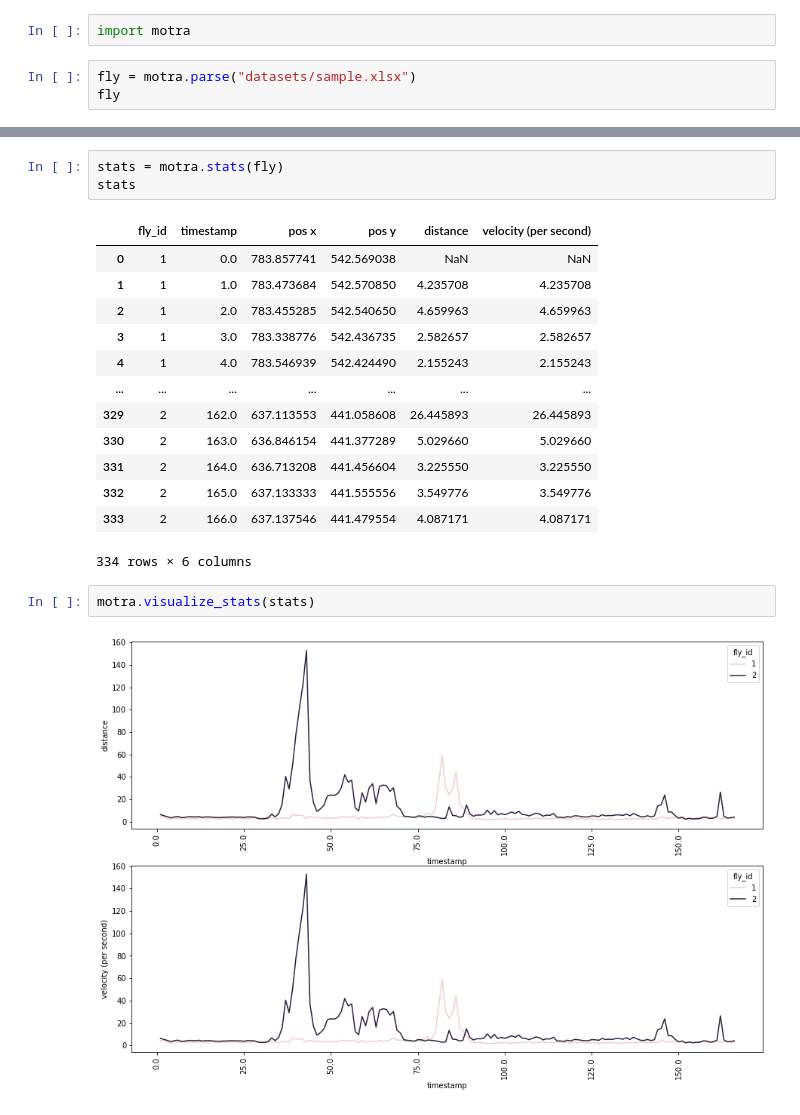
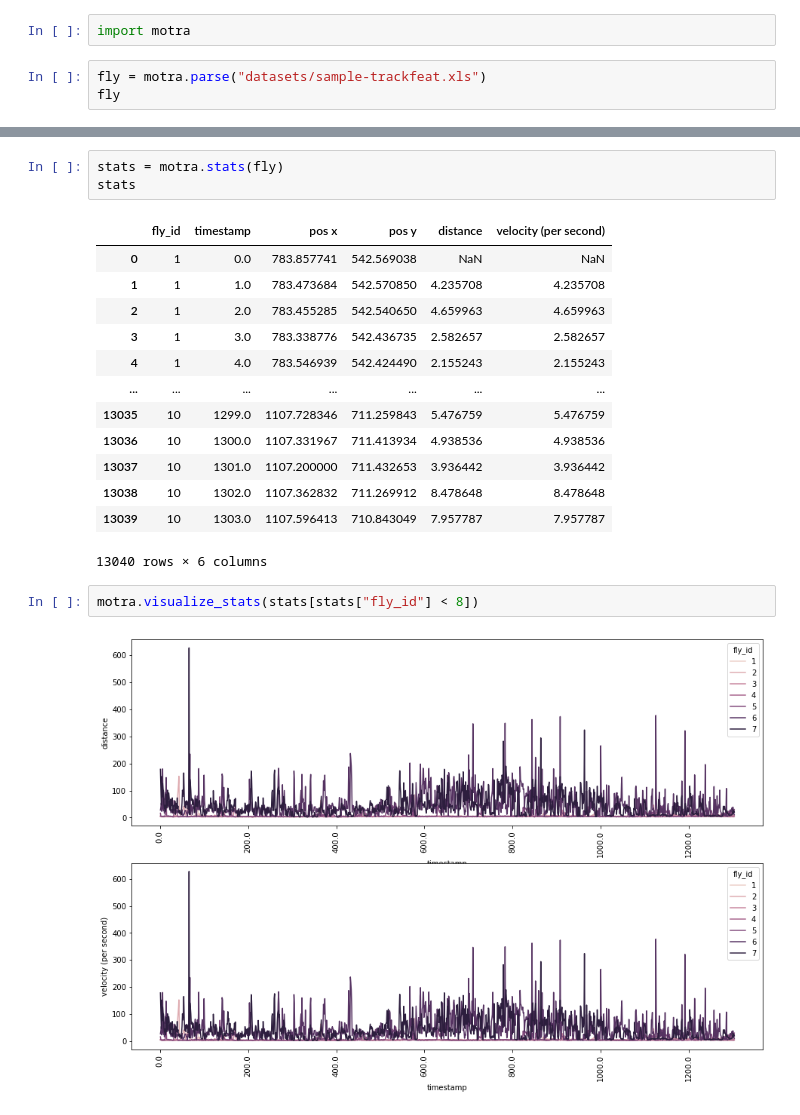
Before and after one commit to andystopia/motra, a Jupyter notebook: example.ipynb, the cells around one changed output, grey strips where cells are left out. Cells and saved outputs as stored; diff of their text form.

```diff
--- a/example.ipynb
+++ b/example.ipynb
@@ -7,7 +7,7 @@ The autoreload extension is already loaded. To reload it, use:
 # %%
 import motra
 # %%
-fly = motra.parse("datasets/sample.xlsx")
+fly = motra.parse("datasets/sample-trackfeat.xls")
 fly
 # %% [output]
 |  | pos x | pos y | ori | major axis len | minor axis len | body area | fg area | img contrast | ... |
@@ -43,13 +44,13 @@ stats
 | 3 | 1 | 3.0 | 783.338776 | 542.436735 | 2.582657 | 2.582657 |
 | 4 | 1 | 4.0 | 783.546939 | 542.424490 | 2.155243 | 2.155243 |
 | ... | ... | ... | ... | ... | ... | ... |
-| 329 | 2 | 162.0 | 637.113553 | 441.058608 | 26.445893 | 26.445893 |
-| 330 | 2 | 163.0 | 636.846154 | 441.377289 | 5.029660 | 5.029660 |
-| 331 | 2 | 164.0 | 636.713208 | 441.456604 | 3.225550 | 3.225550 |
-| 332 | 2 | 165.0 | 637.133333 | 441.555556 | 3.549776 | 3.549776 |
-| 333 | 2 | 166.0 | 637.137546 | 441.479554 | 4.087171 | 4.087171 |
+| 13035 | 10 | 1299.0 | 1107.728346 | 711.259843 | 5.476759 | 5.476759 |
+| 13036 | 10 | 1300.0 | 1107.331967 | 711.413934 | 4.938536 | 4.938536 |
+| 13037 | 10 | 1301.0 | 1107.200000 | 711.432653 | 3.936442 | 3.936442 |
+| 13038 | 10 | 1302.0 | 1107.362832 | 711.269912 | 8.478648 | 8.478648 |
+| 13039 | 10 | 1303.0 | 1107.596413 | 710.843049 | 7.957787 | 7.957787 |
-334 rows × 6 columns
+13040 rows × 6 columns
 # %%
-motra.visualize_stats(stats)
+motra.visualize_stats(stats[stats["fly_id"] < 8])
 # %% [output]
-[figure, old version]
+[figure, new version]
```
Also changed, not shown: parts of 3 cells of this notebook, 5 other files.
